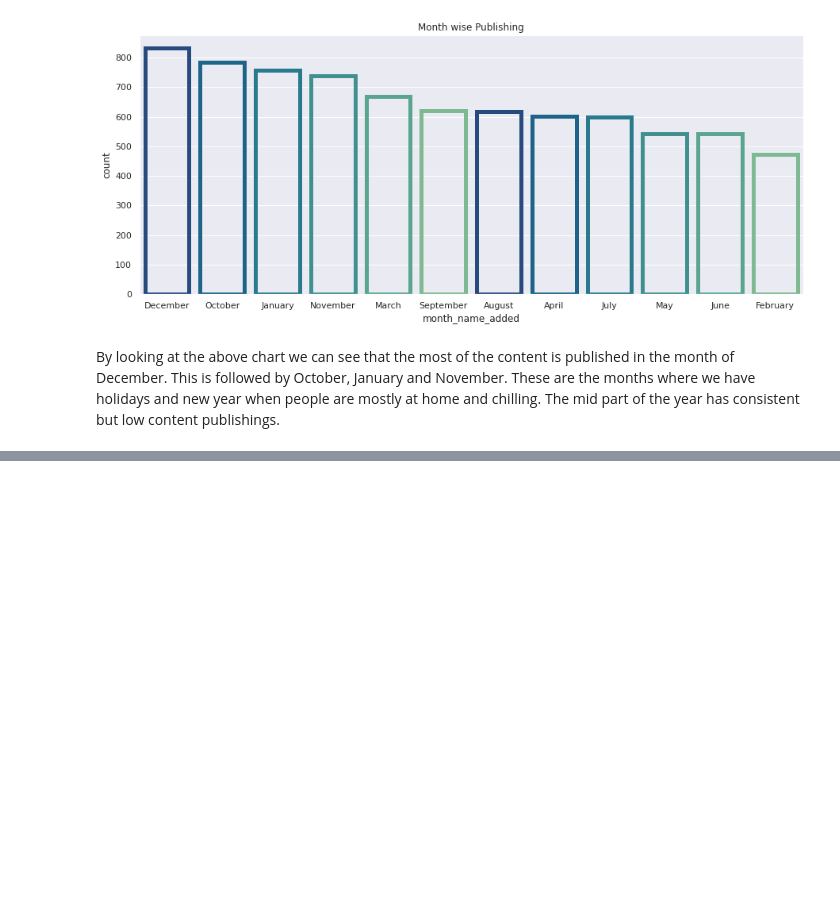
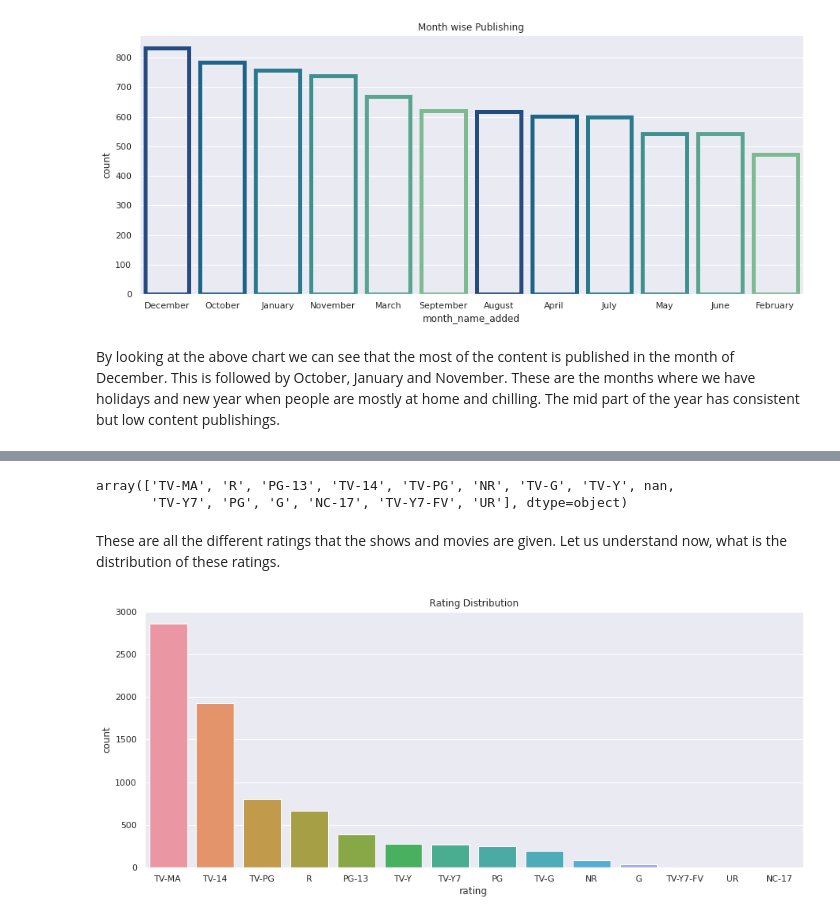
Before and after one commit to vinayakpotdar2114/Capstone-Project-4-Netflix-Movies-and-TV-Shows-Clustering, a Jupyter notebook: NETFLIX_MOVIES_AND_TV_SHOWS_CLUSTERING.ipynb, the cells around one changed output, grey strips where cells are left out. Saved outputs shown, nothing was run; the diff lists cells and outputs as text; code cells hidden in the pictures; blank space fills up the shorter version.

```diff
--- a/NETFLIX_MOVIES_AND_TV_SHOWS_CLUSTERING.ipynb
+++ b/NETFLIX_MOVIES_AND_TV_SHOWS_CLUSTERING.ipynb
@@ -421,0 +442,16 @@ By looking at the above chart we can see that the most of the content is publish
+# %%
+# getting the unique ratings that the shows and movies have!
+
+data['rating'].unique()
+# %% [output]
+array(['TV-MA', 'R', 'PG-13', 'TV-14', 'TV-PG', 'NR', 'TV-G', 'TV-Y', nan,
+       'TV-Y7', 'PG', 'G', 'NC-17', 'TV-Y7-FV', 'UR'], dtype=object)
+# %% [markdown]
+These are all the different ratings that the shows and movies are given. Let us understand now, what is the distribution of these ratings.
+# %%
+plt.figure(figsize=(15,6))
+plt.title('Rating Distribution')
+sns.countplot(x='rating',data=data,order=data['rating'].value_counts().index[:15])
+plt.show()
+# %% [output]
+[figure, added]
```
Also changed, not shown: parts of 60 cells of this notebook.
